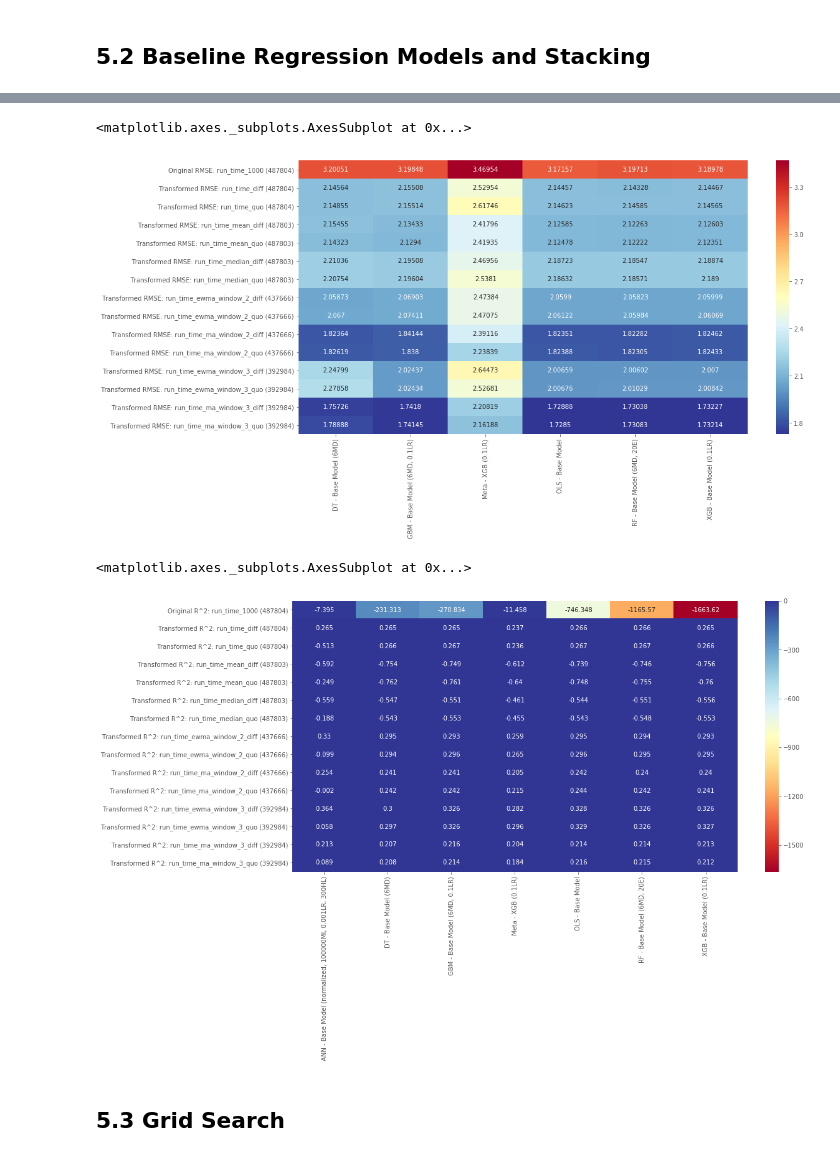
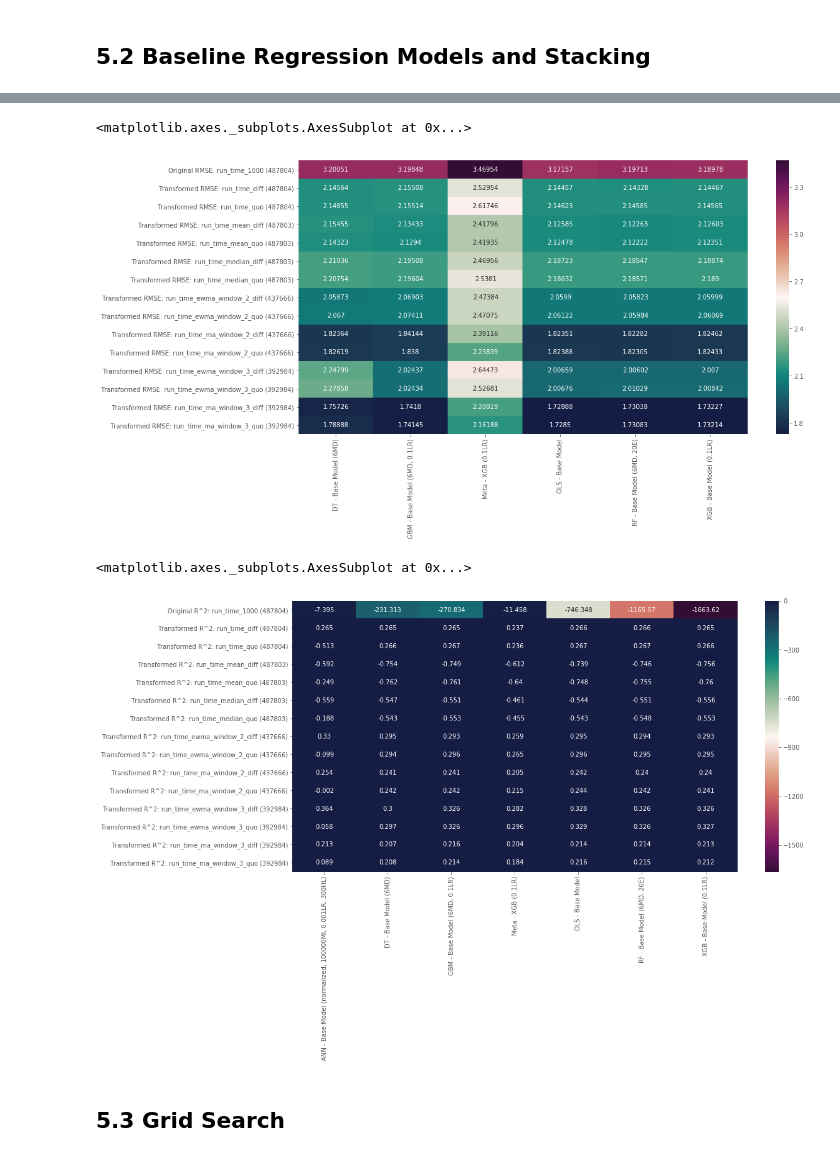
Before and after one commit to terryluzj/ba-fyp-sports-analytics, a Jupyter notebook: analysis/predictive/regression_models.ipynb, the cells around one changed output, grey strips where cells are left out. Drawn from its saved outputs; the diff is of its cells as text; code cells hidden in the pictures.

```diff
--- a/analysis/predictive/regression_models.ipynb
+++ b/analysis/predictive/regression_models.ipynb
@@ -30,7 +30,7 @@ from xgboost import XGBRegressor
 # %%
 # Read data from the data folder
 file_directory = os.path.abspath(os.path.join(os.path.dirname(os.getcwd()), '')) + '\\'
-sample = False
+sample = True
 sample_size = 10000
 
 max_window = 3
@@ -219,17 +219,17 @@ sns.heatmap(value_df, annot=True, fmt='g', cmap='RdYlBu_r')
 # %%
 value_df = rmse_report.dropna().astype(float).iloc[:, 1:]
 value_df = value_df.applymap(lambda x: float(x))
-sns.heatmap(value_df, annot=True, fmt='g', cmap='RdYlBu_r')
+sns.heatmap(value_df, annot=True, fmt='g', cmap=cmocean.cm.curl)
 # %% [output]
 <matplotlib.axes._subplots.AxesSubplot at 0x...>
-[figure, old version]
+[figure, new version]
 # %%
 value_df = rsquare_report.dropna().astype(float).iloc[:, :]
 value_df = value_df.applymap(lambda x: float(x))
-sns.heatmap(value_df, annot=True, fmt='g', cmap='RdYlBu')
+sns.heatmap(value_df, annot=True, fmt='g', cmap=cmocean.cm.curl_r)
 # %% [output]
 <matplotlib.axes._subplots.AxesSubplot at 0x...>
-[figure, old version]
+[figure, new version]
 # %% [markdown]
 ## 5.3 Grid Search
 # %% [markdown]
```
Also changed, not shown: parts of 7 cells of this notebook.
